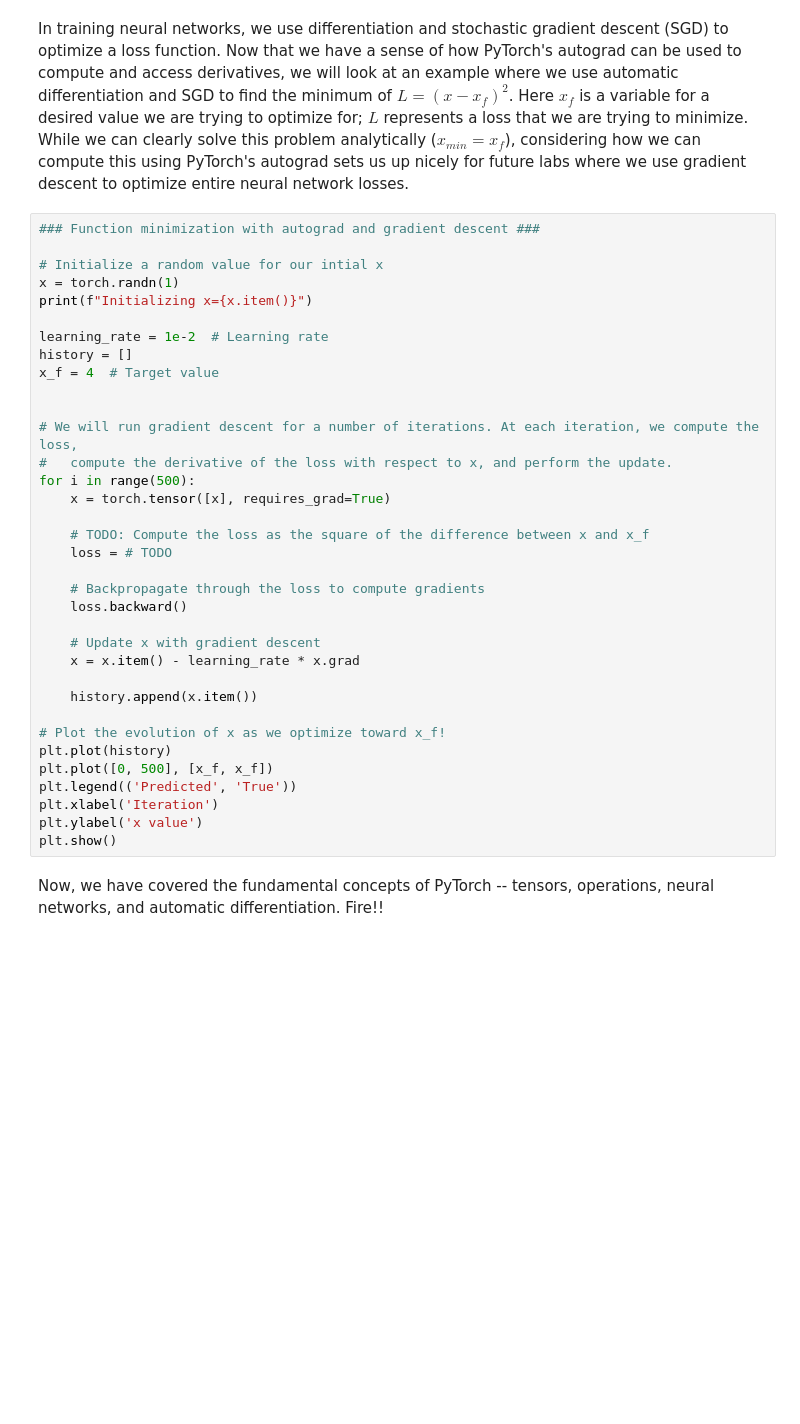
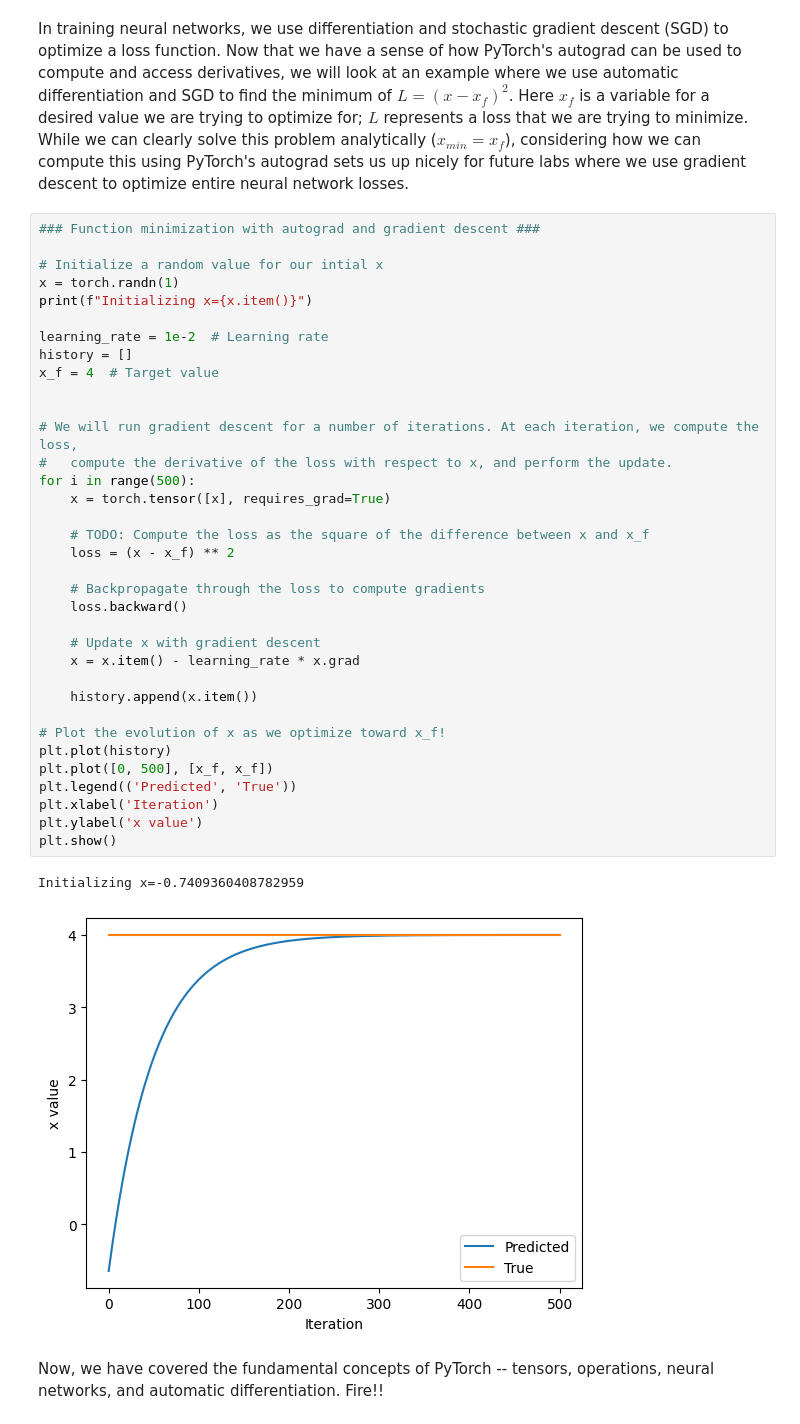
Before and after one commit to Alienware2000/MIT_Intro_To_DeepLearning, a Jupyter notebook: lab1/PT_Part1_Intro.ipynb, the cells around one changed output. Saved outputs shown, nothing was run; the diff lists cells and outputs as text; blank space fills up the shorter version.

```diff
--- a/lab1/PT_Part1_Intro.ipynb
+++ b/lab1/PT_Part1_Intro.ipynb
@@ -347,33 +347,36 @@ In training neural networks, we use differentiation and stochastic gradient desc
 x = torch.randn(1)
 print(f"Initializing x={x.item()}")
 
 learning_rate = 1e-2  # Learning rate
 history = []
 x_f = 4  # Target value
 
 
 # We will run gradient descent for a number of iterations. At each iteration, we compute the loss,
 #   compute the derivative of the loss with respect to x, and perform the update.
 for i in range(500):
     x = torch.tensor([x], requires_grad=True)
 
     # TODO: Compute the loss as the square of the difference between x and x_f
-    loss = # TODO
+    loss = (x - x_f) ** 2
 
     # Backpropagate through the loss to compute gradients
     loss.backward()
 
     # Update x with gradient descent
     x = x.item() - learning_rate * x.grad
 
     history.append(x.item())
 
 # Plot the evolution of x as we optimize toward x_f!
 plt.plot(history)
 plt.plot([0, 500], [x_f, x_f])
 plt.legend(('Predicted', 'True'))
 plt.xlabel('Iteration')
 plt.ylabel('x value')
 plt.show()
+# %% [output]
+Initializing x=-0.7409360408782959
+[figure, added]
 # %% [markdown]
 Now, we have covered the fundamental concepts of PyTorch -- tensors, operations, neural networks, and automatic differentiation. Fire!!
```
